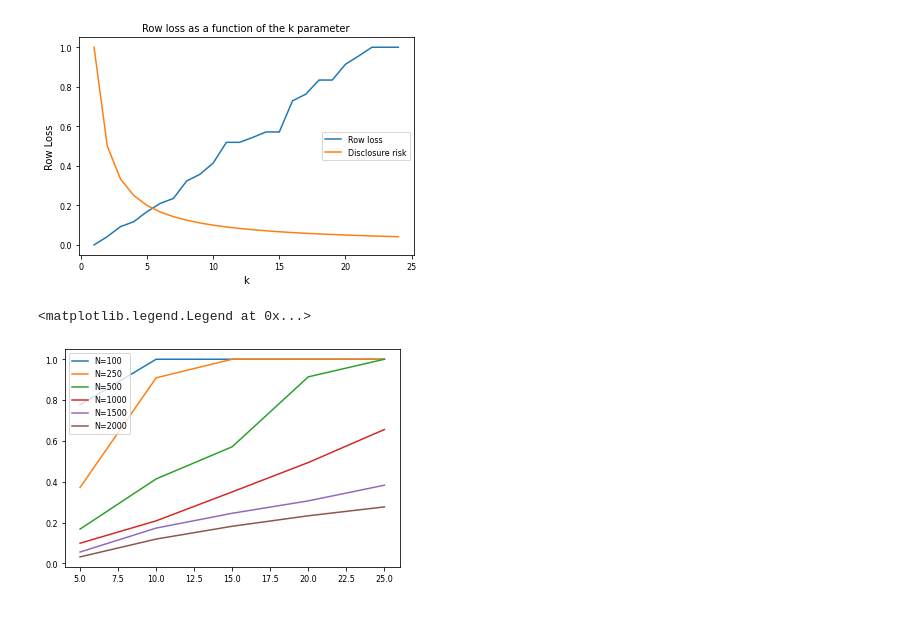
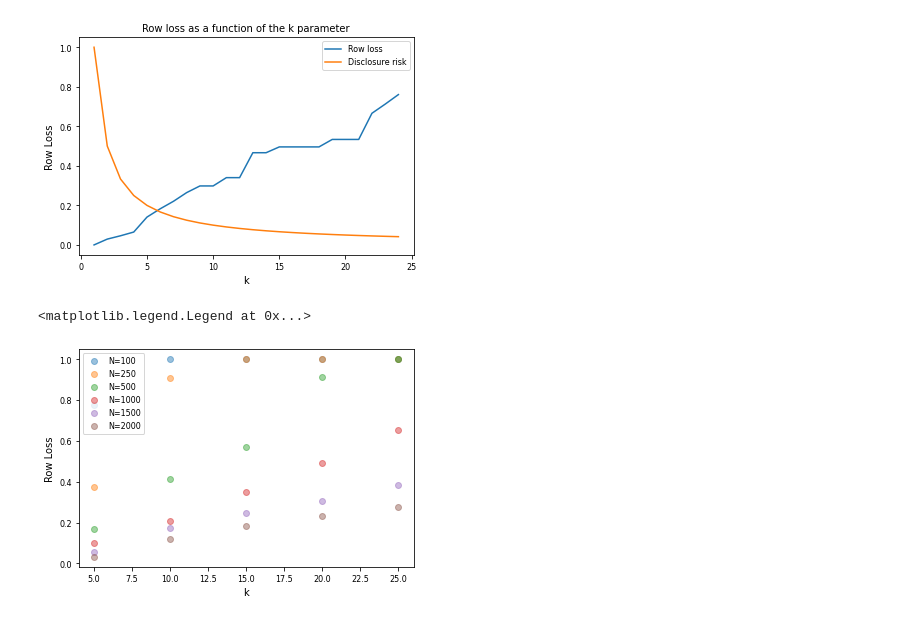
Before and after one commit to ysmoll/Thesis, a Jupyter notebook: Data preperation.ipynb, the cells around one changed output. Drawn from its saved outputs; the diff is of its cells as text; code cells hidden in the pictures.

```diff
--- a/Data preperation.ipynb
+++ b/Data preperation.ipynb
@@ -40,11 +42,20 @@ for n in ns:
 # We test on 500 syntetic patients, later, we will run everything on all file sizes
 patients = execute_local(con, '''select * from patients500''')
 # %%
+urban_areas = ['Almere', 'Lelystad', 'Emmeloord', 'Dronten']
+zip_decoder = pgeocode.Nominatim('nl')
+
 def date_to_age(birthdates):
     today = date.today()
     return birthdates.apply(
                 lambda x: x.apply(
                     lambda y: int(today.year - y.year - ((today.month, today.day) < (y.month, y.day)))))
+
+def zip_is_urban(zipcode):
+    if zip_decoder.query_postal_code(zipcode).place_name in urban_areas:
+        return 'urban'
+
+    return 'rural'
 
 
 def clean_input(patients):
@@ -58,14 +69,14 @@ def clean_input(patients):
     # drop irrelevant columns or columns that contain too sensitive information
     # Note that we leave first and last names in the dataset, this is so that we have a human readable way
     # to differentiate between patients.
-    df.drop(['LAT', 'LON', 'SSN', 'DRIVERS', 'PASSPORT', 'HEALTHCARE_EXPENSES', 'HEALTHCARE_COVERAGE', 'ADDRESS', 'CITY', 'STATE', 'COUNTY'], axis=1, inplace=True)
+    df.drop(['SSN', 'DRIVERS', 'PASSPORT', 'HEALTHCARE_EXPENSES', 'HEALTHCARE_COVERAGE', 'ADDRESS', 'CITY', 'STATE', 'COUNTY'], axis=1, inplace=True)
     df.reset_index(drop=True, inplace=True)
 
     df.columns
 
     # Rearange column order
     cols = ['Id', 'BIRTHDATE', 'AGE', 'DEATHDATE', 'PREFIX', 'FIRST', 'LAST', 'SUFFIX',
-             'MAIDEN', 'MARITAL', 'RACE', 'ETHNICITY', 'GENDER', 'BIRTHPLACE', 'ZIP']
+             'MAIDEN', 'MARITAL', 'RACE', 'ETHNICITY', 'GENDER', 'BIRTHPLACE', 'ZIP', 'LAT', 'LON']
 
     df = df[cols]
 
@@ -73,6 +84,10 @@ def clean_input(patients):
     df.drop(df[df['DEATHDATE']  == df['DEATHDATE']].index, inplace=True)
     df.drop(['DEATHDATE'], axis=1, inplace=True)
 
+    #get urban vs rural areas
+    zips = df.ZIP
+    df['URBAN'] = zips.apply(zip_is_urban)
+
     return df
 
 df = clean_input(patients)
@@ -145,10 +160,11 @@ depths = {
 
 k = 5
 
-generalized = generalize(df[['ZIP', 'AGE']], depths)
+generalized = generalize(df[['AGE']], depths)
 
 generalized = pd.concat([generalized, df[['GENDER']]], axis=1, join="inner")
 generalized = pd.concat([generalized, df[['MARITAL']]], axis=1, join="inner")
+generalized = pd.concat([generalized, df[['URBAN']]], axis=1, join="inner")
 
 k_anonymous = make_k_anonymous(generalized, k)
 
@@ -190,7 +206,7 @@ plt.title('Row loss as a function of the k parameter')
 plt.legend()
 plt.show()
 # %% [output]
-[figure, old version]
+[figure, new version]
 # %%
 # my own sanity check, nevermind this part
 unknowns =  k_anonymous.loc[k_anonymous['MARITAL'] ==  'unknown']
@@ -209,26 +225,31 @@ for n in ns:
     generalized = pd.concat([generalized, df[['MARITAL']]], axis=1, join="inner")
 
     for k in ks:
-        filepath = Path(f'Data/Anonymized/k{k}n{n}.csv')
+        filepath = Path(f'Data/Anonymized/kAnonymization/k{k}n{n}.csv')
         k_anonymous = make_k_anonymous(generalized, k)
         k_anonymous.to_csv(filepath)
 # %%
+# Row loss plot for different values of k
+
 colors = ['red', 'green', 'blue', 'cyan', 'm','black']
 
 for (n, color) in zip(ns, colors):
     patients = execute_local(con, f'select * from patients{n}')
     df = clean_input(patients)
 
     generalized = generalize(df[['ZIP', 'AGE']], depths)
     generalized = pd.concat([generalized, df[['GENDER']]], axis=1, join="inner")
     generalized = pd.concat([generalized, df[['MARITAL']]], axis=1, join="inner")
     losses = []
     for k in ks:
-        anonimized = pd.read_csv(f'Data/Anonymized/k{k}n{n}.csv')
+        anonimized = pd.read_csv(f'Data/Anonymized/kAnonymization/k{k}n{n}.csv')
         losses.append(generalized.shape[0]- anonimized.shape[0])
     losses = np.array(losses)
-    plt.plot(ks, losses/len(generalized), label=f'N={n}')
+    plt.scatter(ks, losses/len(generalized), label=f'N={n}', alpha=.45)
+
+plt.xlabel('k')
+plt.ylabel('Row Loss')
 plt.legend()
 # %% [output]
 <matplotlib.legend.Legend at 0x...>
-[figure, old version]
+[figure, new version]
```
Also changed, not shown: parts of 3 cells of this notebook.
